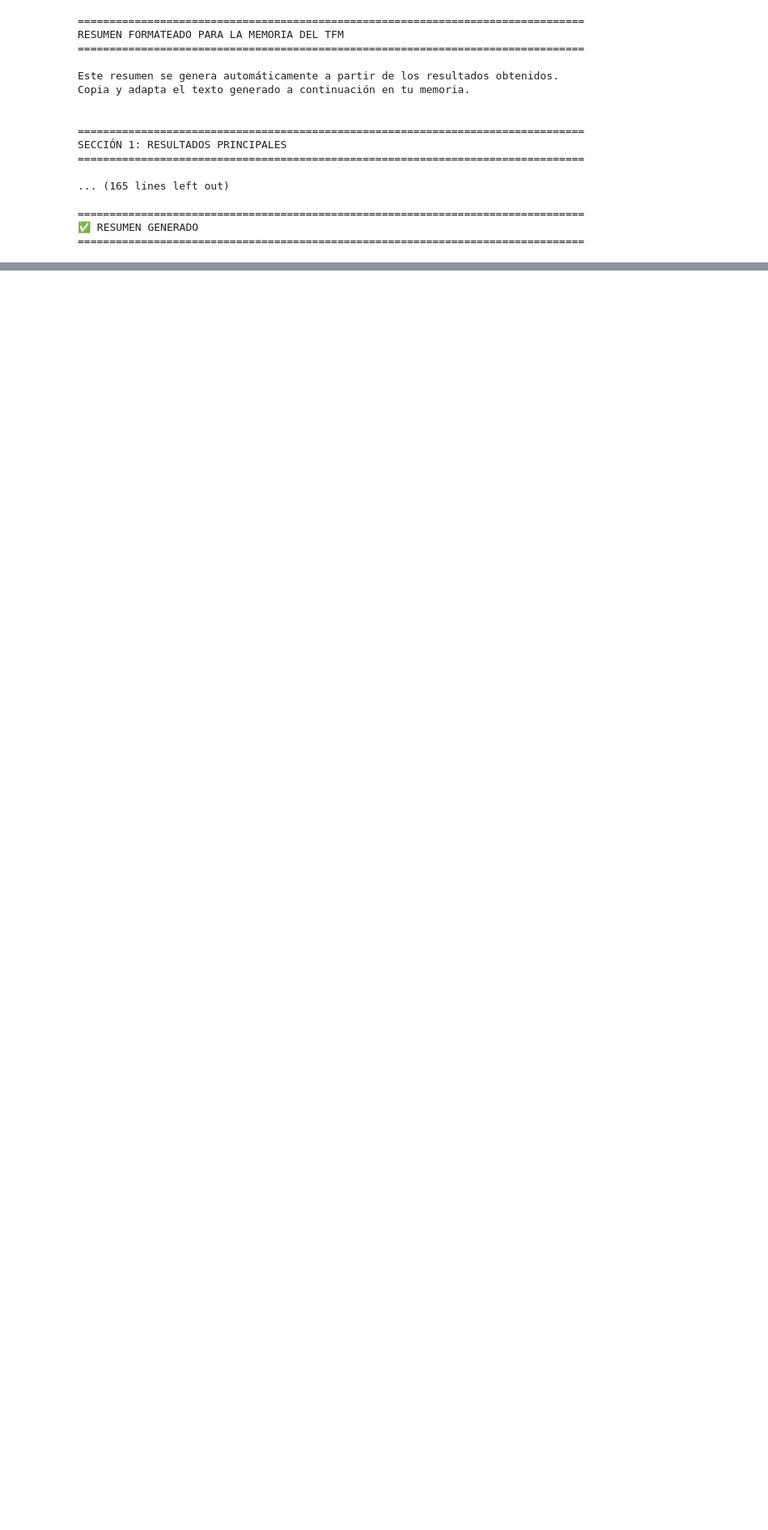
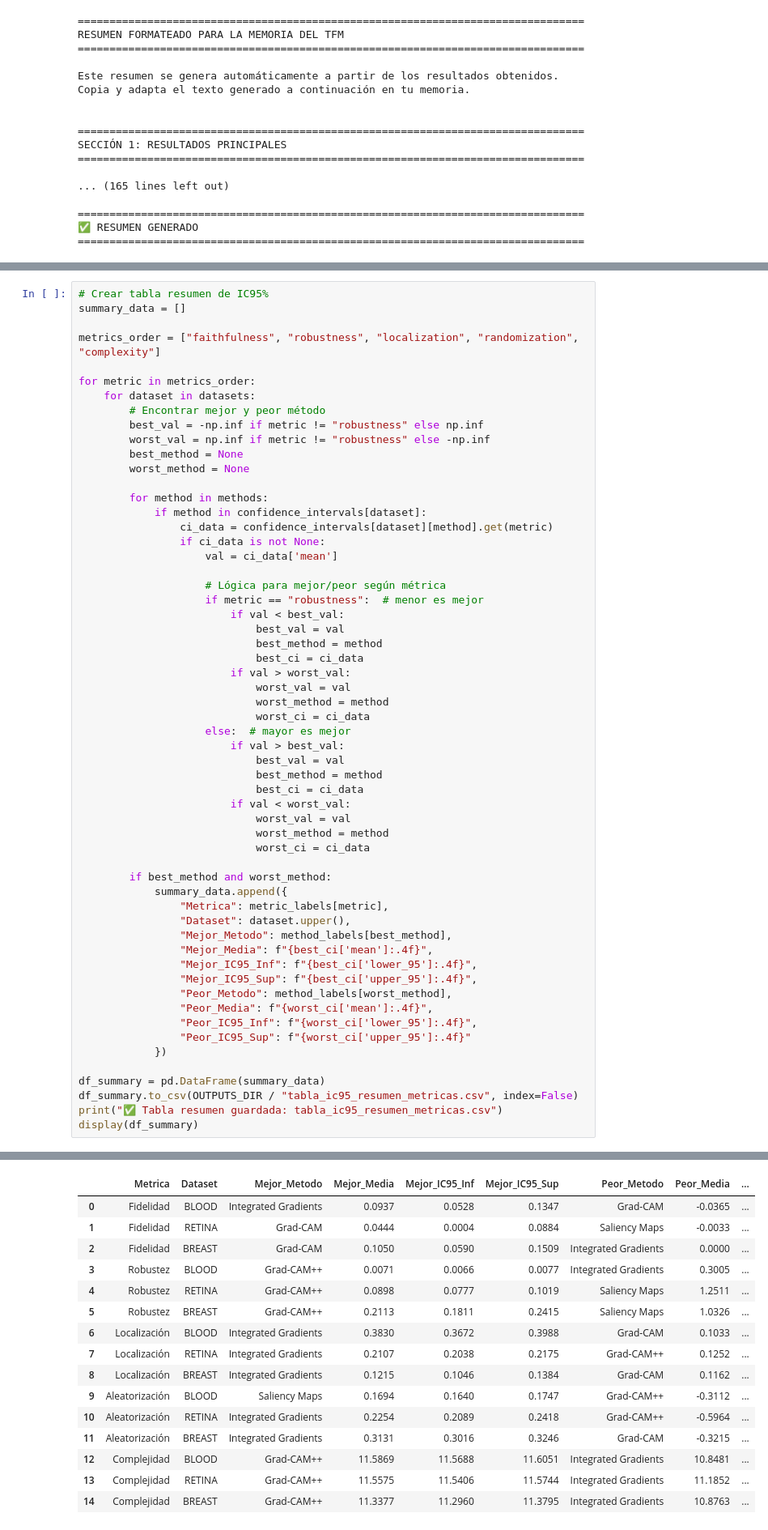
Before and after one commit to LauraMonne/TFM_Laura_Monne, a Jupyter notebook: 4. Analisis_estadistico.ipynb, the cells around one changed output, grey strips where cells are left out. Shown at 81% size. Cells and saved outputs as stored; diff of their text form; blank space fills up the shorter version.

Commit message:
tablas

```diff
--- a/4. Analisis_estadistico.ipynb
+++ b/4. Analisis_estadistico.ipynb
@@ -1287,3 +1287,62 @@ SECCIÓN 1: RESULTADOS PRINCIPALES
 - [ ] Texto interpretativo para cada dataset
 - [ ] Sección de limitaciones estadísticas
 - [ ] Referencias metodológicas (Wilcoxon, Student, Bonferroni)
+# %%
+# Crear tabla resumen de IC95%
+summary_data = []
+
+metrics_order = ["faithfulness", "robustness", "localization", "randomization", "complexity"]
+
+for metric in metrics_order:
+    for dataset in datasets:
+        # Encontrar mejor y peor método
+        best_val = -np.inf if metric != "robustness" else np.inf
+        worst_val = np.inf if metric != "robustness" else -np.inf
+        best_method = None
+        worst_method = None
+
+        for method in methods:
+            if method in confidence_intervals[dataset]:
+                ci_data = confidence_intervals[dataset][method].get(metric)
+                if ci_data is not None:
+                    val = ci_data['mean']
+
+                    # Lógica para mejor/peor según métrica
+                    if metric == "robustness":  # menor es mejor
+                        if val < best_val:
+                            best_val = val
+                            best_method = method
+                            best_ci = ci_data
+                        if val > worst_val:
+                            worst_val = val
+                            worst_method = method
+                            worst_ci = ci_data
+                    else:  # mayor es mejor
+                        if val > best_val:
+                            best_val = val
+                            best_method = method
+                            best_ci = ci_data
+                        if val < worst_val:
+                            worst_val = val
+                            worst_method = method
+                            worst_ci = ci_data
+
+        if best_method and worst_method:
+            summary_data.append({
+                "Metrica": metric_labels[metric],
+                "Dataset": dataset.upper(),
+                "Mejor_Metodo": method_labels[best_method],
+                "Mejor_Media": f"{best_ci['mean']:.4f}",
+                "Mejor_IC95_Inf": f"{best_ci['lower_95']:.4f}",
+                "Mejor_IC95_Sup": f"{best_ci['upper_95']:.4f}",
+                "Peor_Metodo": method_labels[worst_method],
+                "Peor_Media": f"{worst_ci['mean']:.4f}",
+                "Peor_IC95_Inf": f"{worst_ci['lower_95']:.4f}",
+                "Peor_IC95_Sup": f"{worst_ci['upper_95']:.4f}"
+            })
+
+df_summary = pd.DataFrame(summary_data)
+df_summary.to_csv(OUTPUTS_DIR / "tabla_ic95_resumen_metricas.csv", index=False)
+print("✅ Tabla resumen guardada: tabla_ic95_resumen_metricas.csv")
+display(df_summary)
+# %% [output]
@@ -1289,0 +1350,16 @@ SECCIÓN 1: RESULTADOS PRINCIPALES
+|  | Metrica | Dataset | Mejor_Metodo | Mejor_Media | Mejor_IC95_Inf | Mejor_IC95_Sup | Peor_Metodo | Peor_Media | ... |
+| 0 | Fidelidad | BLOOD | Integrated Gradients | 0.0937 | 0.0528 | 0.1347 | Grad-CAM | -0.0365 | ... |
+| 1 | Fidelidad | RETINA | Grad-CAM | 0.0444 | 0.0004 | 0.0884 | Saliency Maps | -0.0033 | ... |
+| 2 | Fidelidad | BREAST | Grad-CAM | 0.1050 | 0.0590 | 0.1509 | Integrated Gradients | 0.0000 | ... |
+| 3 | Robustez | BLOOD | Grad-CAM++ | 0.0071 | 0.0066 | 0.0077 | Integrated Gradients | 0.3005 | ... |
+| 4 | Robustez | RETINA | Grad-CAM++ | 0.0898 | 0.0777 | 0.1019 | Saliency Maps | 1.2511 | ... |
+| 5 | Robustez | BREAST | Grad-CAM++ | 0.2113 | 0.1811 | 0.2415 | Saliency Maps | 1.0326 | ... |
+| 6 | Localización | BLOOD | Integrated Gradients | 0.3830 | 0.3672 | 0.3988 | Grad-CAM | 0.1033 | ... |
+| 7 | Localización | RETINA | Integrated Gradients | 0.2107 | 0.2038 | 0.2175 | Grad-CAM++ | 0.1252 | ... |
+| 8 | Localización | BREAST | Integrated Gradients | 0.1215 | 0.1046 | 0.1384 | Grad-CAM | 0.1162 | ... |
+| 9 | Aleatorización | BLOOD | Saliency Maps | 0.1694 | 0.1640 | 0.1747 | Grad-CAM++ | -0.3112 | ... |
+| 10 | Aleatorización | RETINA | Integrated Gradients | 0.2254 | 0.2089 | 0.2418 | Grad-CAM++ | -0.5964 | ... |
+| 11 | Aleatorización | BREAST | Integrated Gradients | 0.3131 | 0.3016 | 0.3246 | Grad-CAM | -0.3215 | ... |
+| 12 | Complejidad | BLOOD | Grad-CAM++ | 11.5869 | 11.5688 | 11.6051 | Integrated Gradients | 10.8481 | ... |
+| 13 | Complejidad | RETINA | Grad-CAM++ | 11.5575 | 11.5406 | 11.5744 | Integrated Gradients | 11.1852 | ... |
+| 14 | Complejidad | BREAST | Grad-CAM++ | 11.3377 | 11.2960 | 11.3795 | Integrated Gradients | 10.8763 | ... |
```
Also changed, not shown: parts of 2 cells of this notebook.
